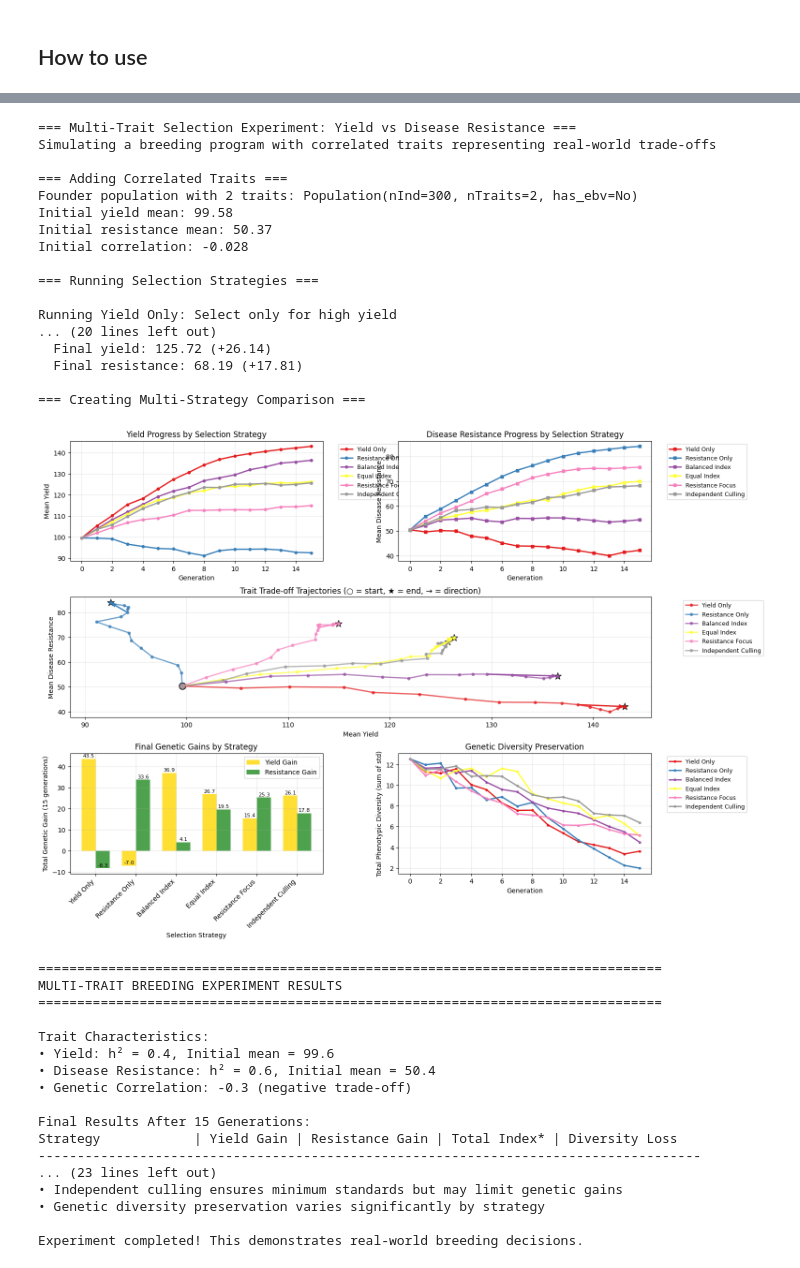
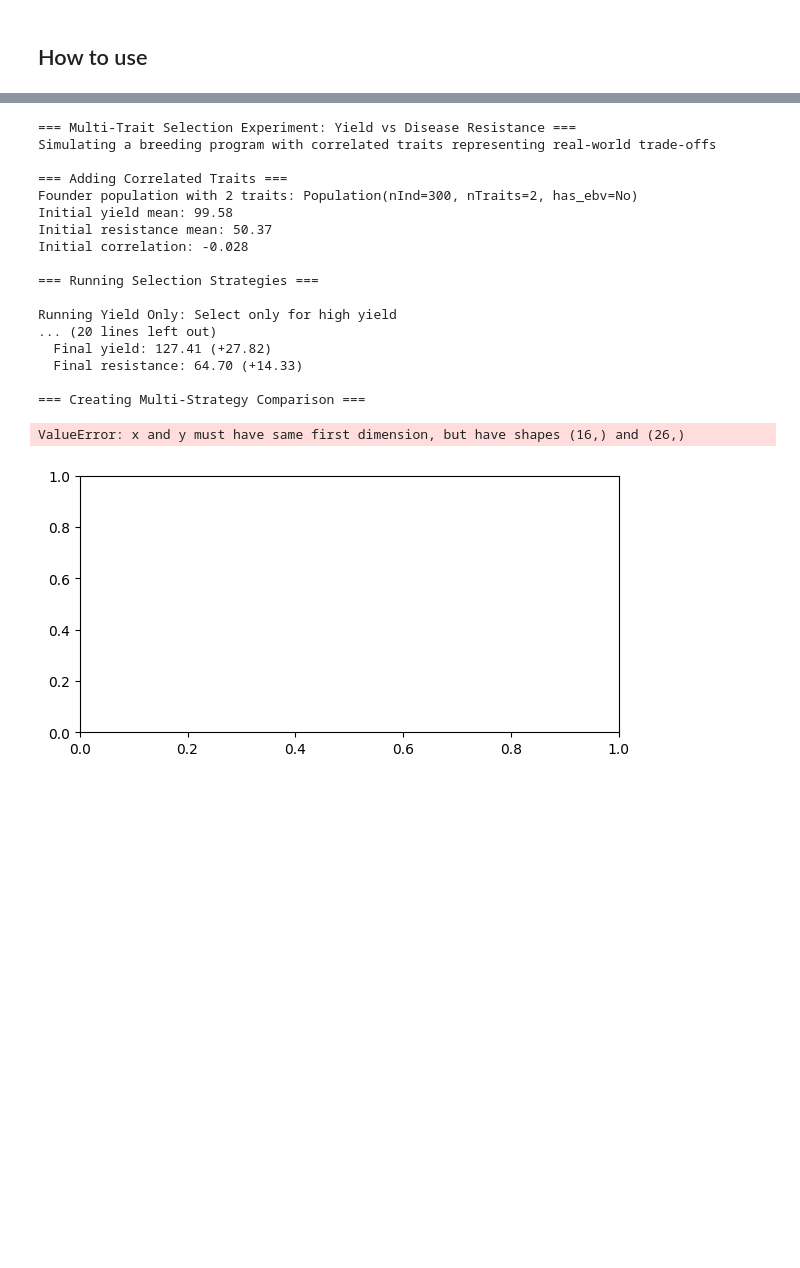
Before and after one commit to cjGO/chewc, a Jupyter notebook: nbs/index.ipynb, the cells around one changed output, grey strips where cells are left out. Saved outputs shown, nothing was run; the diff lists cells and outputs as text; code cells hidden in the pictures; blank space fills up the shorter version.

```diff
--- a/nbs/index.ipynb
+++ b/nbs/index.ipynb
@@ -74,7 +74,7 @@ def calculate_selection_index(phenotypes, weights):
     """
     return jnp.sum(phenotypes * weights, axis=1)
 
-def run_multitrait_selection(key, founder_pop, sp_with_traits, strategy, n_generations=15):
+def run_multitrait_selection(key, founder_pop, sp_with_traits, strategy, n_generations=25):
     """
     Runs multi-trait selection with different strategies.
 
@@ -109,7 +109,7 @@ def run_multitrait_selection(key, founder_pop, sp_with_traits, strategy, n_gener
     results['resistance_stds'].append(float(jnp.std(resistance_pheno)))
     results['correlation'].append(float(jnp.corrcoef(yield_pheno, resistance_pheno)[0, 1]))
 
-    selection_percent = 0.10  # Select top 10%
+    selection_percent = 0.20  # Select top 10%
     n_parents = int(current_pop.nInd * selection_percent)
     n_crosses_per_gen = current_pop.nInd
     next_id = 10000
@@ -488,35 +488,19 @@ WARNING:2025-08-24 18:20:39,614:jax._src.xla_bridge:794: An NVIDIA GPU may be pr
 === Multi-Trait Selection Experiment: Yield vs Disease Resistance ===
 Simulating a breeding program with correlated traits representing real-world trade-offs
 
 === Adding Correlated Traits ===
 Founder population with 2 traits: Population(nInd=300, nTraits=2, has_ebv=No)
 Initial yield mean: 99.58
 Initial resistance mean: 50.37
 Initial correlation: -0.028
 
 === Running Selection Strategies ===
 
 Running Yield Only: Select only for high yield
 ... (20 lines left out)
-  Final yield: 125.72 (+26.14)
-  Final resistance: 68.19 (+17.81)
+  Final yield: 127.41 (+27.82)
+  Final resistance: 64.70 (+14.33)
 
 === Creating Multi-Strategy Comparison ===
+ValueError: x and y must have same first dimension, but have shapes (16,) and (26,)
-[figure, old version]
+[figure, new version]
-================================================================================
-MULTI-TRAIT BREEDING EXPERIMENT RESULTS
-================================================================================
-
-Trait Characteristics:
-• Yield: h² = 0.4, Initial mean = 99.6
-• Disease Resistance: h² = 0.6, Initial mean = 50.4
-• Genetic Correlation: -0.3 (negative trade-off)
-
-Final Results After 15 Generations:
-Strategy            | Yield Gain | Resistance Gain | Total Index* | Diversity Loss
--------------------------------------------------------------------------------------
-... (23 lines left out)
-• Independent culling ensures minimum standards but may limit genetic gains
-• Genetic diversity preservation varies significantly by strategy
-
-Experiment completed! This demonstrates real-world breeding decisions.
```
Also changed, not shown: parts of 1 cell of this notebook, 16 other files.
